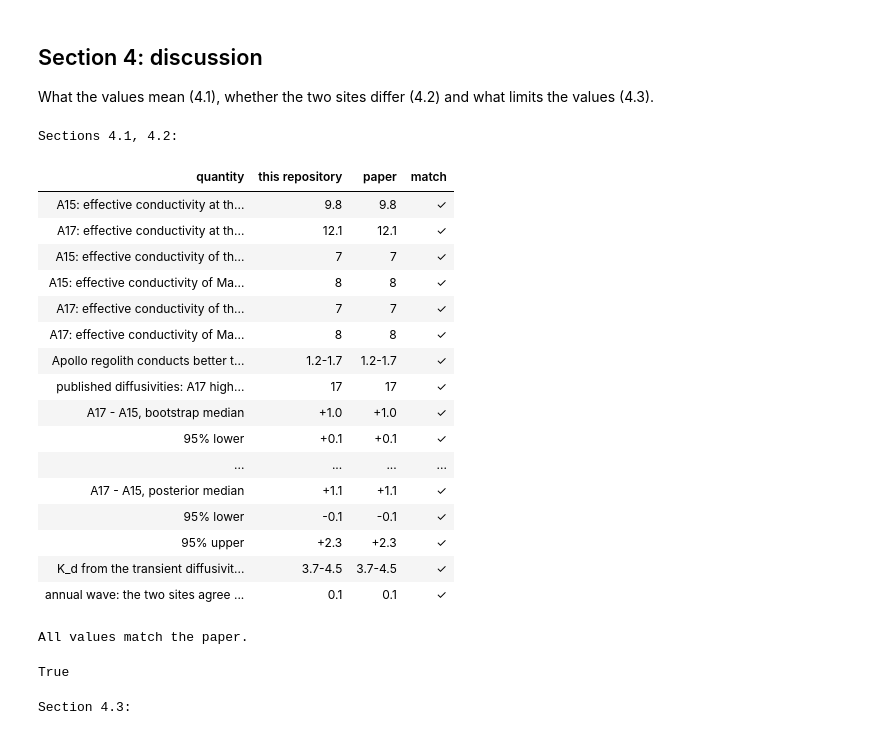
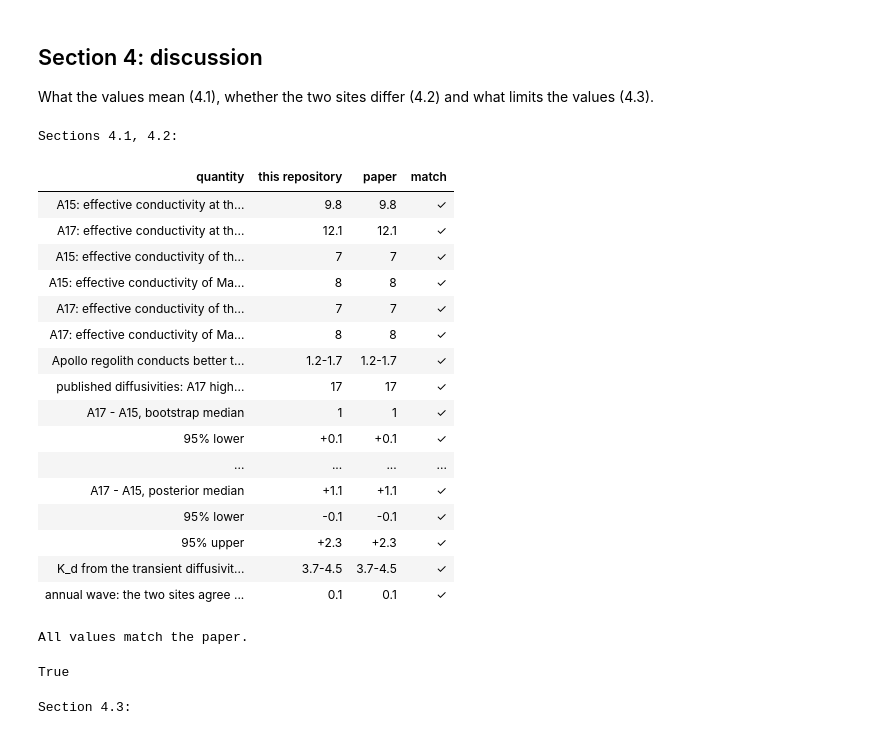
Before and after one commit to rp3gregorio/Lunar-HFE, a Jupyter notebook: code/notebooks/2_letter_results.ipynb, the cells around one changed output. Saved outputs shown, nothing was run; the diff lists cells and outputs as text; code cells hidden in the pictures.

```diff
--- a/code/notebooks/2_letter_results.ipynb
+++ b/code/notebooks/2_letter_results.ipynb
@@ -1023,35 +1022,35 @@ for s in S2:
     ke = FC[s]["effective_conductivity_mW"]["mean"]
     ratios += [ke / keff_glob[s], ke / keff_ms[s]]
 for s in S2:
     chk.add(f"{s}: effective conductivity of the global value at the sensors", keff_glob[s], "7", ".0f")
     chk.add(f"{s}: effective conductivity of Martinez & Siegler at the sensors", keff_ms[s], "8", ".0f")
 chk.add_text("Apollo regolith conducts better than the global models by a factor", nb.span(ratios, ".1f"), "1.2-1.7")
 ko = JF["meta"]["kappa_obs_langseth1976_table1"]
 chk.add("published diffusivities: A17 higher than A15 by (%)",
         100 * (sum(x[2] for x in ko["A17"]) / sum(x[2] for x in ko["A15"]) - 1), "17", ".0f")
-chk.add("A17 - A15, bootstrap median", ct["median"], "+1.0", "+.1f")
+chk.add("A17 - A15, bootstrap median", ct["median"], "1", ".0f")
 chk.add("   95% lower", ct["p2_5"], "+0.1", "+.1f")
 chk.add("   95% upper", ct["p97_5"], "+1.9", "+.1f")
 chk.add("pooled: one shared K_d", po["kd_shared_mW"], "5.3", ".1f")
 chk.add("pooled: shared, p", po["shared_vs_per_site"]["p"], "0.02", ".2f")
 chk.add("A17 - A15, posterior median", jc["p50"], "+1.1", "+.1f")
 chk.add("   95% lower", jc["p2.5"], "-0.1", "+.1f")
 chk.add("   95% upper", jc["p97.5"], "+2.3", "+.1f")
 chk.add_text("K_d from the transient diffusivities, both sites", nb.span(list(pc["A15"]["transient_kd_range_mW"]) + list(pc["A17"]["transient_kd_range_mW"]), ".1f"), "3.7-4.5")
 chk.add("annual wave: the two sites agree to within", abs(awc["nominal"]), "0.1", ".1f")
 chk.show()
 # %% [output]
 Sections 4.1, 4.2:
 | quantity | this repository | paper | match |
 | A15: effective conductivity at th... | 9.8 | 9.8 | ✓ |
 | A17: effective conductivity at th... | 12.1 | 12.1 | ✓ |
 | A15: effective conductivity of th... | 7 | 7 | ✓ |
 | A15: effective conductivity of Ma... | 8 | 8 | ✓ |
 | A17: effective conductivity of th... | 7 | 7 | ✓ |
 | A17: effective conductivity of Ma... | 8 | 8 | ✓ |
 | Apollo regolith conducts better t... | 1.2-1.7 | 1.2-1.7 | ✓ |
 | published diffusivities: A17 high... | 17 | 17 | ✓ |
-| A17 - A15, bootstrap median | +1.0 | +1.0 | ✓ |
+| A17 - A15, bootstrap median | 1 | 1 | ✓ |
 | 95% lower | +0.1 | +0.1 | ✓ |
 | ... | ... | ... | ... |
 | A17 - A15, posterior median | +1.1 | +1.1 | ✓ |
```
Also changed, not shown: parts of 3 cells of this notebook, 36 other files.
